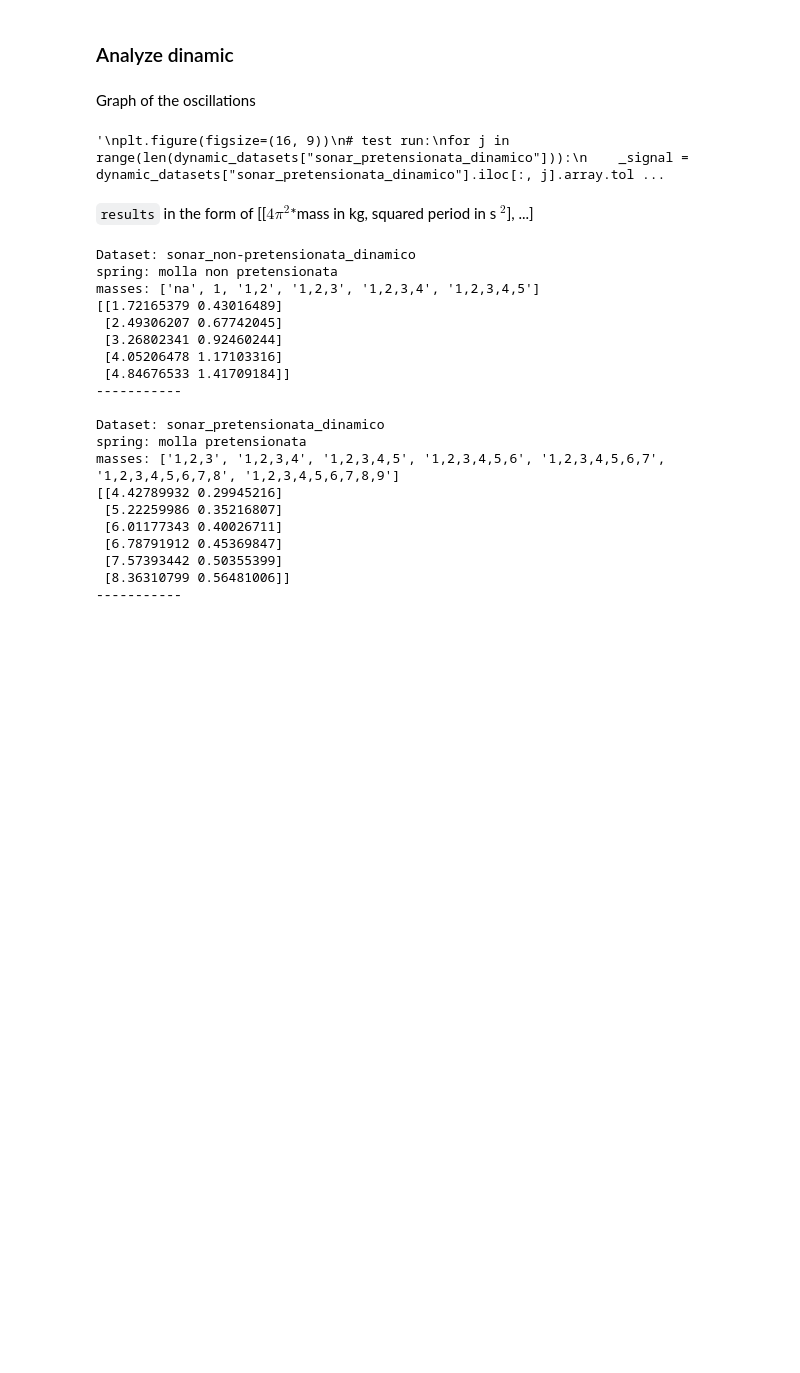
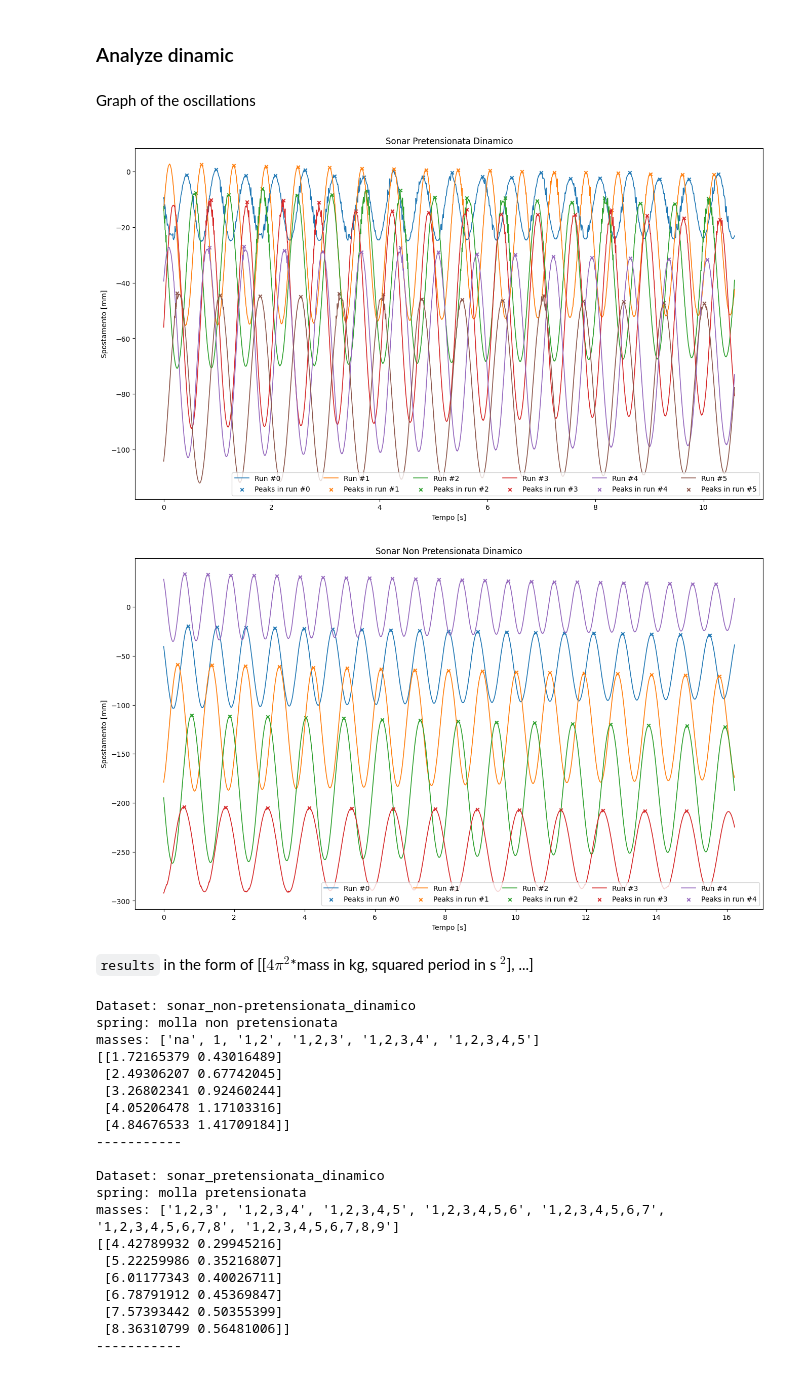
Before and after one commit to Mattia04/AnalisiDati, a Jupyter notebook: script.ipynb, the cells around one changed output. Saved outputs shown, nothing was run; the diff lists cells and outputs as text; code cells hidden in the pictures; blank space fills up the shorter version.

```diff
--- a/script.ipynb
+++ b/script.ipynb
@@ -249,45 +250,38 @@ def calculate_mean_period(signal: list):
 # %% [markdown]
 Graph of the oscillations
 # %%
-"""
-plt.figure(figsize=(16, 9))
-# test run:
-for j in range(len(dynamic_datasets["sonar_pretensionata_dinamico"])):
-    _signal = dynamic_datasets["sonar_pretensionata_dinamico"].iloc[:, j].array.tolist()
-    _peaks, _ = spy.find_peaks(_signal, width=50)
-    _mean = np.mean(_signal)
-    _peaks = list(filter(lambda e: e >= _mean, _peaks))
+def plot_oscillations(dataset_name):
+    plt.figure(figsize=(16, 9))
+    runs = len(dynamic_datasets[dataset_name].iloc[0, :])
+    legend_text = list()
+    for j in range(runs):
+        _signal = dynamic_datasets[dataset_name].iloc[:, j].array.tolist()
+        _peaks, _ = spy.find_peaks(_signal, width=50)
 
-    print(len(_peaks))
-
-    plt.title("Molla pretensionata dinamico")
+        plt.plot(
+            [i / dynamic_sampling_frequency for i in range(len(_signal))],
+            _signal,
+            lw=1.2,
+        )
+        plt.scatter(
+            [x / dynamic_sampling_frequency for x in _peaks],
+            [_signal[x] for x in _peaks],
+            marker="x",
+            s=21,
+        )
+        legend_text.append(f"Run #{j}")
+        legend_text.append(f"Peaks in run #{j}")
+    plt.title(dataset_name.replace("_", " ").replace("-", " ").title())
     plt.xlabel("Tempo [s]")
     plt.ylabel("Spostamento [mm]")
-    plt.plot(
-        [i / dynamic_sampling_frequency for i in range(len(_signal))], _signal, lw=1.2
-    )
-    plt.scatter(
-        [x / dynamic_sampling_frequency for x in _peaks],
-        [_signal[x] for x in _peaks],
-        marker="x",
-        s=21,
-    )
+    plt.legend(legend_text, ncol=runs, loc="lower right")
 
-    _acc = 0
-    for i in range(len(_peaks) - 1):
-        _acc += abs(_peaks[i] - _peaks[i + 1]) / dynamic_sampling_frequency
-    _mean = _acc / (len(_peaks) - 1)
 
-    print(_mean, _mean / math.sqrt(len(_peaks) - 1))
-
-del _signal
-del _peaks
-del _mean
-del _acc
-del _
-"""
+for data_name in ["sonar_pretensionata_dinamico", "sonar_non-pretensionata_dinamico"]:
+    plot_oscillations(data_name)
 # %% [output]
-'\nplt.figure(figsize=(16, 9))\n# test run:\nfor j in range(len(dynamic_datasets["sonar_pretensionata_dinamico"])):\n    _signal = dynamic_datasets["sonar_pretensionata_dinamico"].iloc[:, j].array.tol ...
+[figure, added]
+[figure, added]
 # %% [markdown]
 ``results`` in the form of [[$4\pi^2$*mass in kg, squared period in s $^2$], ...]
 # %%
```
Also changed, not shown: parts of 3 cells of this notebook.
